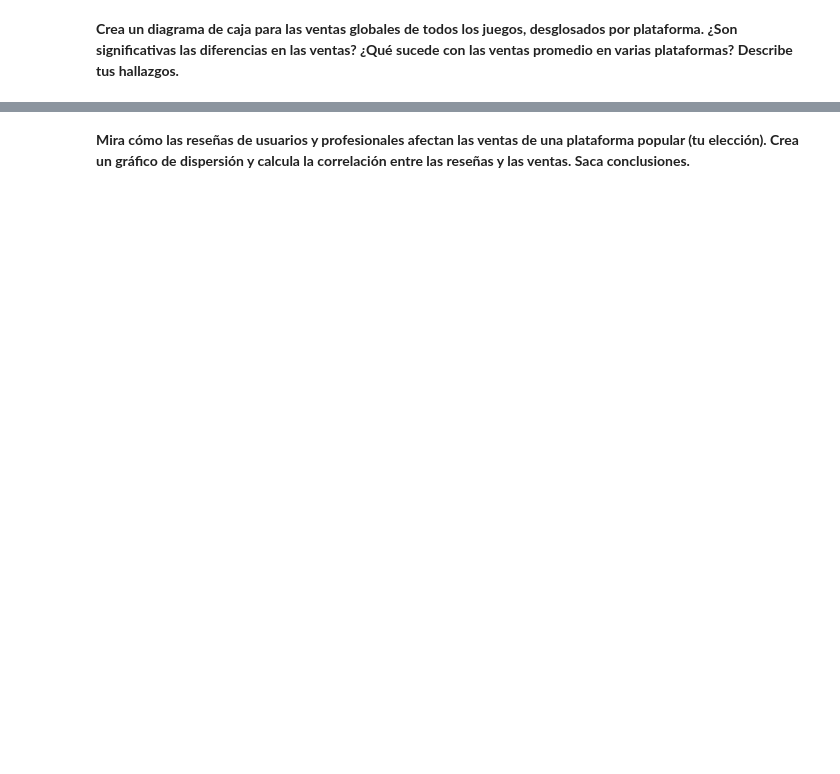
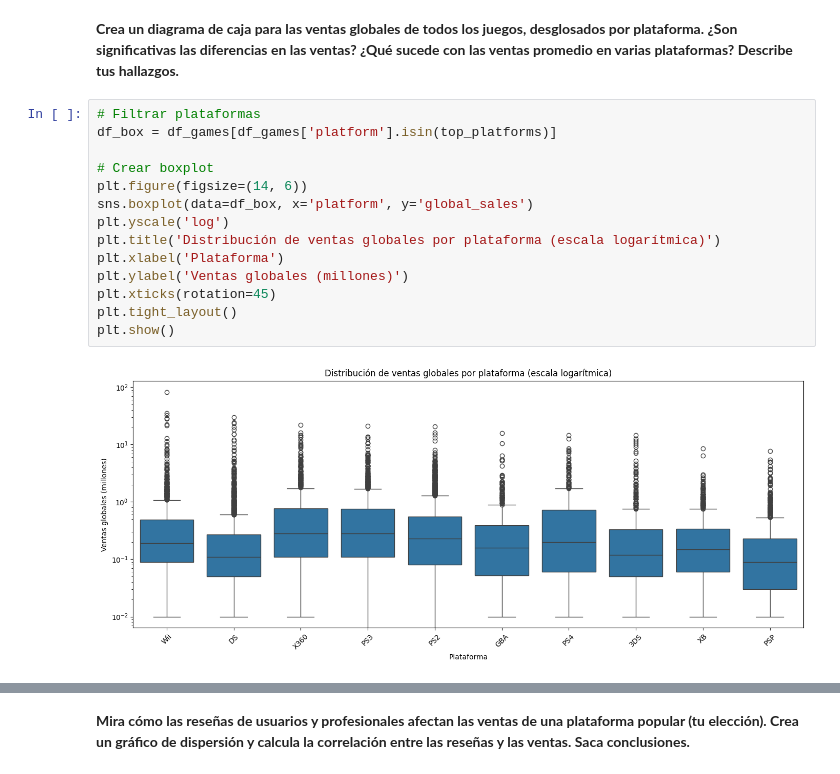
Before and after one commit to RulasBoy/TripleTen-Bootcamp, a Jupyter notebook: Sprint 6/notebook.ipynb, the cells around one changed output, grey strips where cells are left out. Cells and saved outputs as stored; diff of their text form; blank space fills up the shorter version.

```diff
--- a/Sprint 6/notebook.ipynb
+++ b/Sprint 6/notebook.ipynb
@@ -328,2 +405,18 @@ Con respecto a cuánto tiempo se mantienen, podemos ver cómo los juegos de ante
 # %% [markdown]
 **Crea un diagrama de caja para las ventas globales de todos los juegos, desglosados por plataforma. ¿Son significativas las diferencias en las ventas? ¿Qué sucede con las ventas promedio en varias plataformas? Describe tus hallazgos.**
+# %%
+# Filtrar plataformas
+df_box = df_games[df_games['platform'].isin(top_platforms)]
+
+# Crear boxplot
+plt.figure(figsize=(14, 6))
+sns.boxplot(data=df_box, x='platform', y='global_sales')
+plt.yscale('log')
+plt.title('Distribución de ventas globales por plataforma (escala logarítmica)')
+plt.xlabel('Plataforma')
+plt.ylabel('Ventas globales (millones)')
+plt.xticks(rotation=45)
+plt.tight_layout()
+plt.show()
+# %% [output]
+[figure, added]
```
Also changed, not shown: parts of 21 cells of this notebook.
